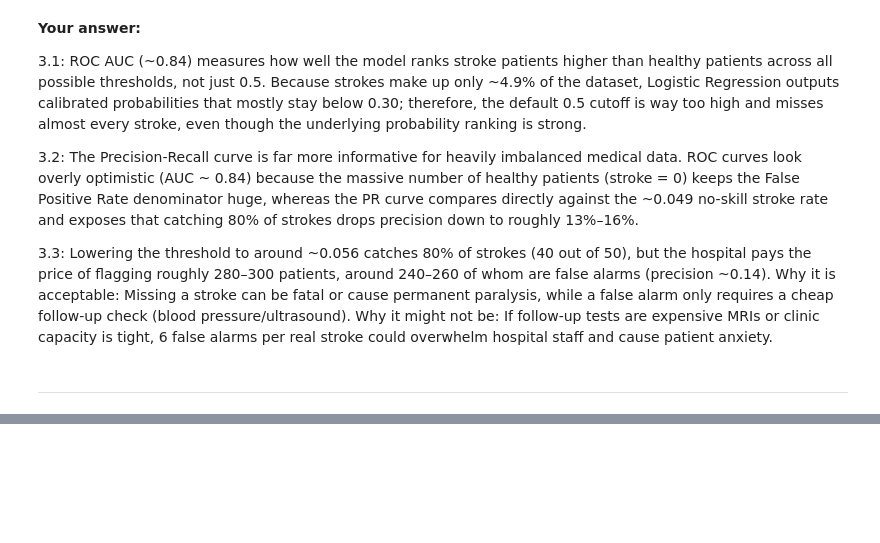
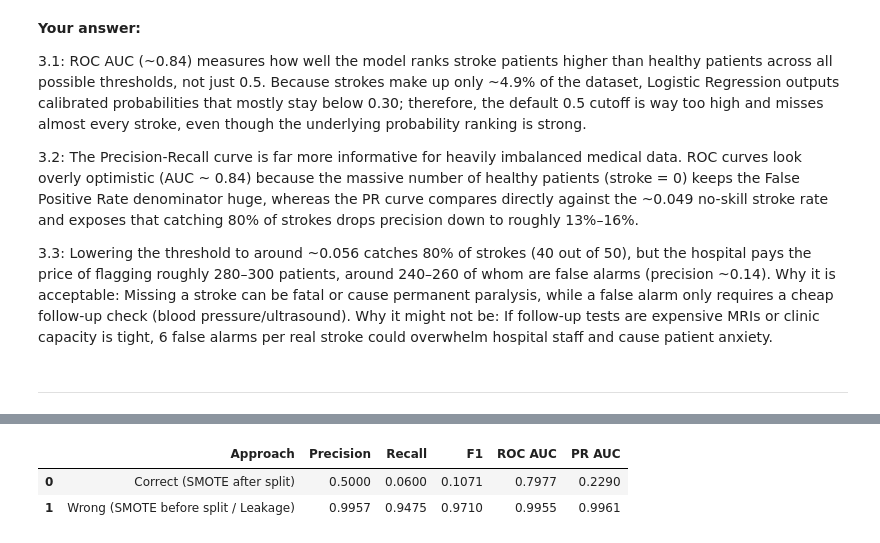
Before and after one commit to bahadurmalik82/stroke-risk-prediction-imbalance, a Jupyter notebook: Lab9_Bias_Variance_Imbalance_Template.ipynb, the cells around one changed output, grey strips where cells are left out. Cells and saved outputs as stored; diff of their text form; code cells hidden in the pictures; blank space fills up the shorter version.

```diff
--- a/Lab9_Bias_Variance_Imbalance_Template.ipynb
+++ b/Lab9_Bias_Variance_Imbalance_Template.ipynb
@@ -409,0 +480,56 @@ Confusion Matrix:
+# %%
+# Reconstruct full dataset features and target before splitting (from Part 0)
+df_full = pd.read_csv('healthcare-dataset-stroke-data.csv')
+df_full = df_full.drop(columns=['id'], errors='ignore')
+df_full = df_full[df_full['gender'] != 'Other']
+X_full = pd.get_dummies(df_full.drop(columns=['stroke']), drop_first=True)
+y_full = df_full['stroke']
+
+# Impute missing values on full data (wrong order simulation)
+X_full_imputed = pd.DataFrame(imputer.fit_transform(X_full), columns=X_full.columns)
+
+# 1. Apply SMOTE to ALL data first (train + test together)
+X_smote_all, y_smote_all = SMOTE(random_state=SEED).fit_resample(X_full_imputed, y_full)
+
+# 2. Then split 80/20
+X_tr_wrong, X_te_wrong, y_tr_wrong, y_te_wrong = train_test_split(
+    X_smote_all, y_smote_all, test_size=0.2, stratify=y_smote_all, random_state=SEED
+)
+
+# Train Random Forest
+rf_wrong = RandomForestClassifier(n_estimators=200, min_samples_leaf=5, random_state=SEED)
+rf_wrong.fit(X_tr_wrong, y_tr_wrong)
+
+y_pred_w = rf_wrong.predict(X_te_wrong)
+y_prob_w = rf_wrong.predict_proba(X_te_wrong)[:, 1]
+
+# Correct SMOTE-after-split result for comparison
+rf_correct = RandomForestClassifier(n_estimators=200, min_samples_leaf=5, random_state=SEED)
+X_train_smote, y_train_smote = SMOTE(random_state=SEED).fit_resample(X_train_imputed, y_train)
+rf_correct.fit(X_train_smote, y_train_smote)
+y_pred_c = rf_correct.predict(X_test_imputed)
+y_prob_c = rf_correct.predict_proba(X_test_imputed)[:, 1]
+
+df_leakage = pd.DataFrame([
+    {
+        'Approach': 'Correct (SMOTE after split)',
+        'Precision': round(precision_score(y_test, y_pred_c, zero_division=0), 4),
+        'Recall': round(recall_score(y_test, y_pred_c, zero_division=0), 4),
+        'F1': round(f1_score(y_test, y_pred_c, zero_division=0), 4),
+        'ROC AUC': round(roc_auc_score(y_test, y_prob_c), 4),
+        'PR AUC': round(average_precision_score(y_test, y_prob_c), 4)
+    },
+    {
+        'Approach': 'Wrong (SMOTE before split / Leakage)',
+        'Precision': round(precision_score(y_te_wrong, y_pred_w, zero_division=0), 4),
+        'Recall': round(recall_score(y_te_wrong, y_pred_w, zero_division=0), 4),
+        'F1': round(f1_score(y_te_wrong, y_pred_w, zero_division=0), 4),
+        'ROC AUC': round(roc_auc_score(y_te_wrong, y_prob_w), 4),
+        'PR AUC': round(average_precision_score(y_te_wrong, y_prob_w), 4)
+    }
+])
+display(df_leakage)
+# %% [output]
+|  | Approach | Precision | Recall | F1 | ROC AUC | PR AUC |
+| 0 | Correct (SMOTE after split) | 0.5000 | 0.0600 | 0.1071 | 0.7977 | 0.2290 |
+| 1 | Wrong (SMOTE before split / Leakage) | 0.9957 | 0.9475 | 0.9710 | 0.9955 | 0.9961 |
```
Also changed, not shown: parts of 6 cells of this notebook.
